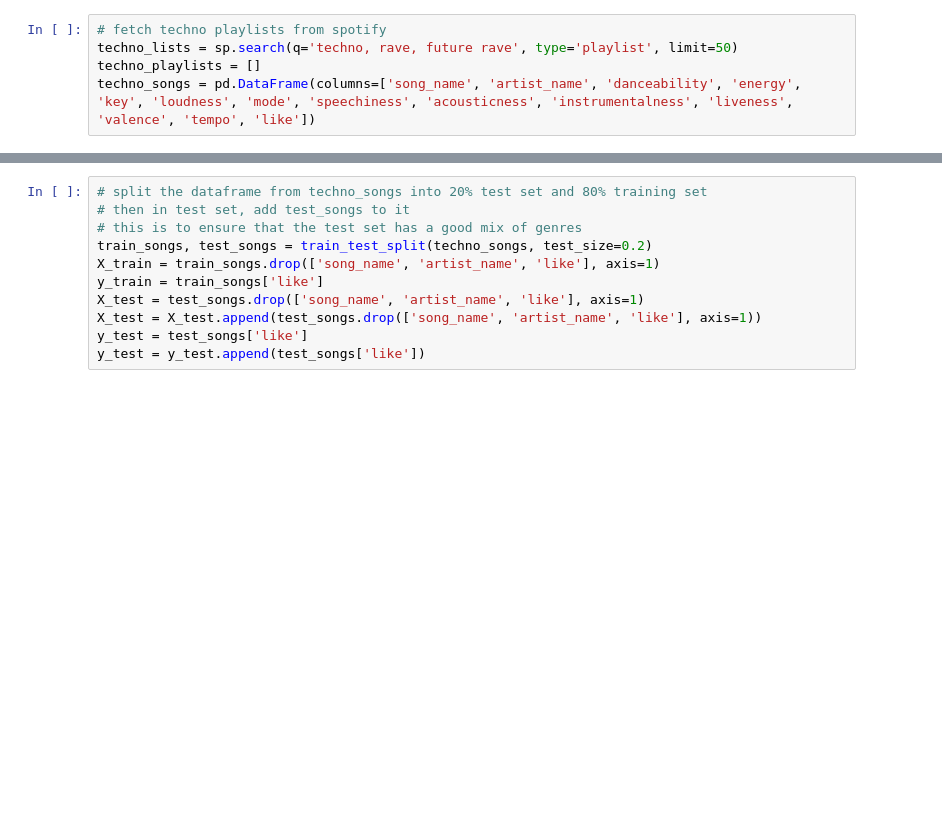
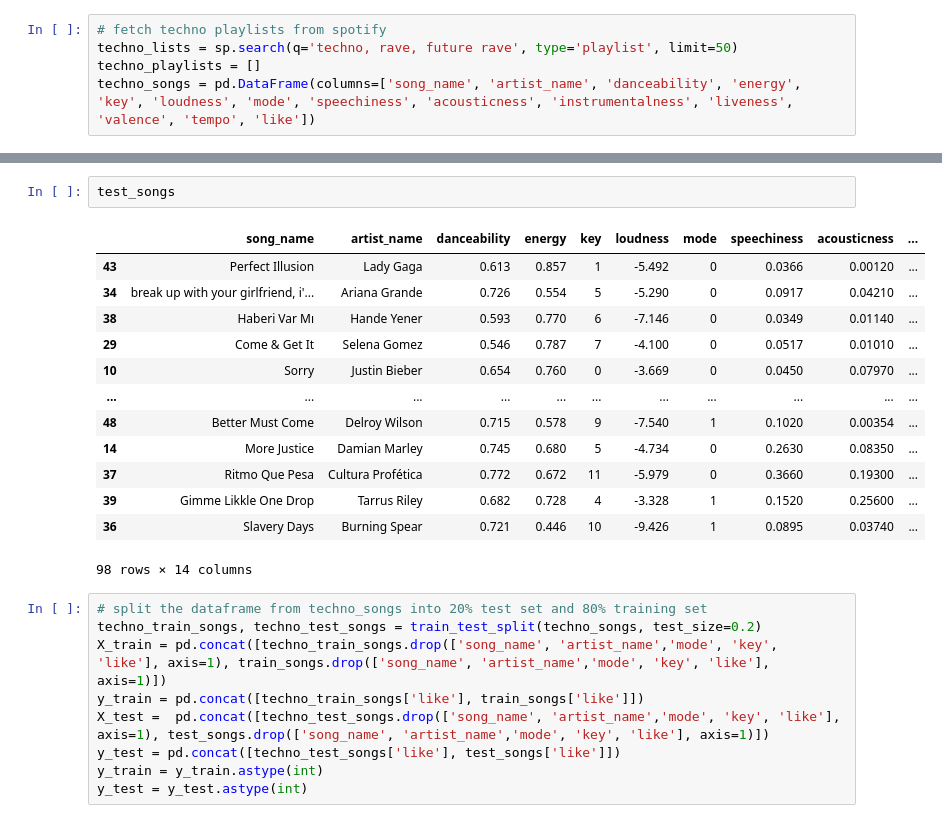
Before and after one commit to misterteri/spotify-api, a Jupyter notebook: main.ipynb, the cells around one changed output, grey strips where cells are left out. Saved outputs shown, nothing was run; the diff lists cells and outputs as text; blank space fills up the shorter version.

```diff
--- a/main.ipynb
+++ b/main.ipynb
@@ -296,11 +335,25 @@ for genre in genres:
+# %%
+test_songs
+# %% [output]
+|  | song_name | artist_name | danceability | energy | key | loudness | mode | speechiness | acousticness | ... |
+| 43 | Perfect Illusion | Lady Gaga | 0.613 | 0.857 | 1 | -5.492 | 0 | 0.0366 | 0.00120 | ... |
+| 34 | break up with your girlfriend, i'... | Ariana Grande | 0.726 | 0.554 | 5 | -5.290 | 0 | 0.0917 | 0.04210 | ... |
+| 38 | Haberi Var Mı | Hande Yener | 0.593 | 0.770 | 6 | -7.146 | 0 | 0.0349 | 0.01140 | ... |
+| 29 | Come & Get It | Selena Gomez | 0.546 | 0.787 | 7 | -4.100 | 0 | 0.0517 | 0.01010 | ... |
+| 10 | Sorry | Justin Bieber | 0.654 | 0.760 | 0 | -3.669 | 0 | 0.0450 | 0.07970 | ... |
+| ... | ... | ... | ... | ... | ... | ... | ... | ... | ... | ... |
+| 48 | Better Must Come | Delroy Wilson | 0.715 | 0.578 | 9 | -7.540 | 1 | 0.1020 | 0.00354 | ... |
+| 14 | More Justice | Damian Marley | 0.745 | 0.680 | 5 | -4.734 | 0 | 0.2630 | 0.08350 | ... |
+| 37 | Ritmo Que Pesa | Cultura Profética | 0.772 | 0.672 | 11 | -5.979 | 0 | 0.3660 | 0.19300 | ... |
+| 39 | Gimme Likkle One Drop | Tarrus Riley | 0.682 | 0.728 | 4 | -3.328 | 1 | 0.1520 | 0.25600 | ... |
+| 36 | Slavery Days | Burning Spear | 0.721 | 0.446 | 10 | -9.426 | 1 | 0.0895 | 0.03740 | ... |
+98 rows × 14 columns
 # %%
 # split the dataframe from techno_songs into 20% test set and 80% training set
-# then in test set, add test_songs to it
-# this is to ensure that the test set has a good mix of genres
-train_songs, test_songs = train_test_split(techno_songs, test_size=0.2)
-X_train = train_songs.drop(['song_name', 'artist_name', 'like'], axis=1)
-y_train = train_songs['like']
-X_test = test_songs.drop(['song_name', 'artist_name', 'like'], axis=1)
-X_test = X_test.append(test_songs.drop(['song_name', 'artist_name', 'like'], axis=1))
-y_test = test_songs['like']
-y_test = y_test.append(test_songs['like'])
+techno_train_songs, techno_test_songs = train_test_split(techno_songs, test_size=0.2)
+X_train = pd.concat([techno_train_songs.drop(['song_name', 'artist_name','mode', 'key', 'like'], axis=1), train_songs.drop(['song_name', 'artist_name','mode', 'key', 'like'], axis=1)])
+y_train = pd.concat([techno_train_songs['like'], train_songs['like']])
+X_test =  pd.concat([techno_test_songs.drop(['song_name', 'artist_name','mode', 'key', 'like'], axis=1), test_songs.drop(['song_name', 'artist_name','mode', 'key', 'like'], axis=1)])
+y_test = pd.concat([techno_test_songs['like'], test_songs['like']])
+y_train = y_train.astype(int)
+y_test = y_test.astype(int)
```
Also changed, not shown: parts of 20 cells of this notebook.
